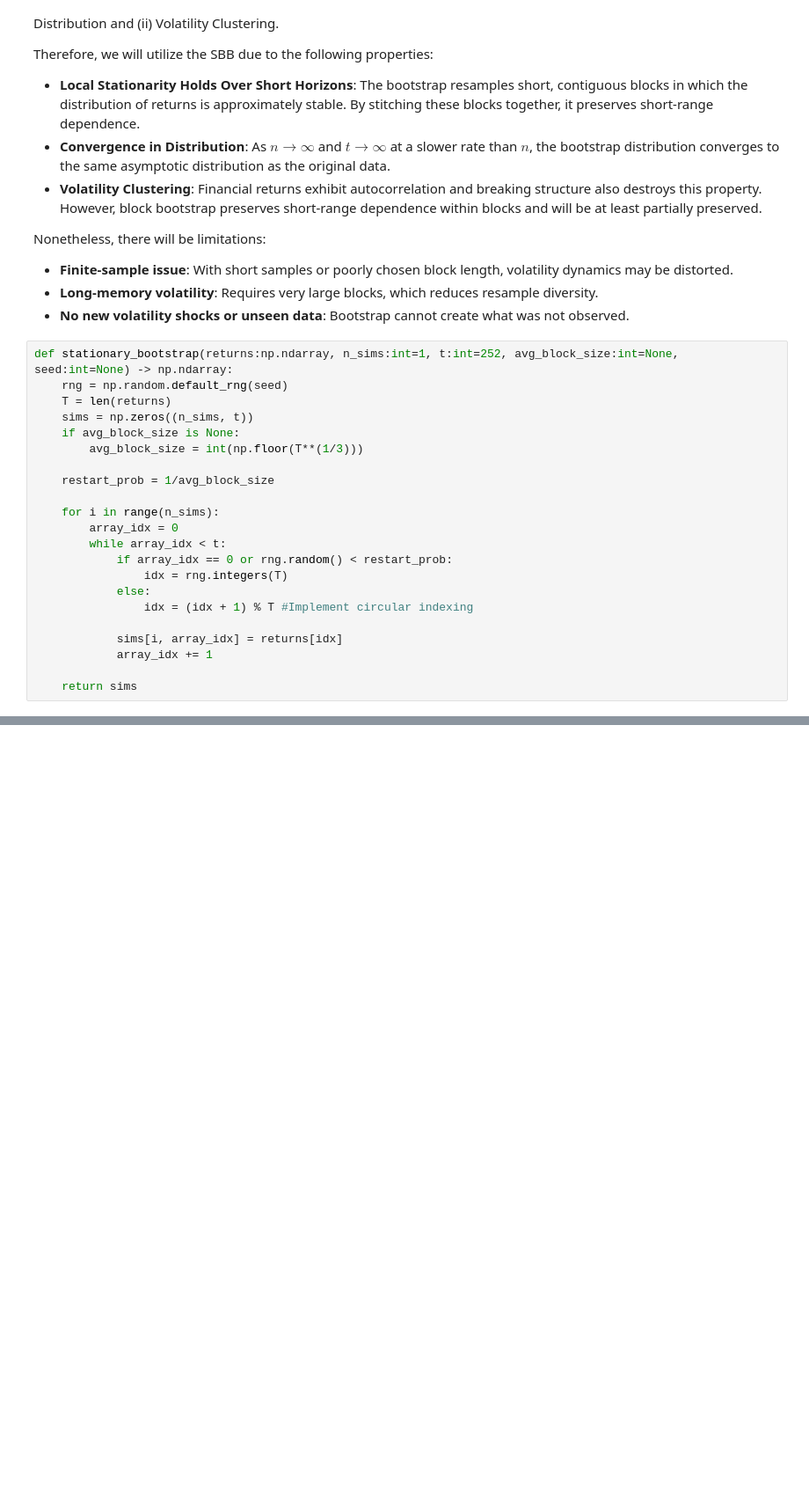
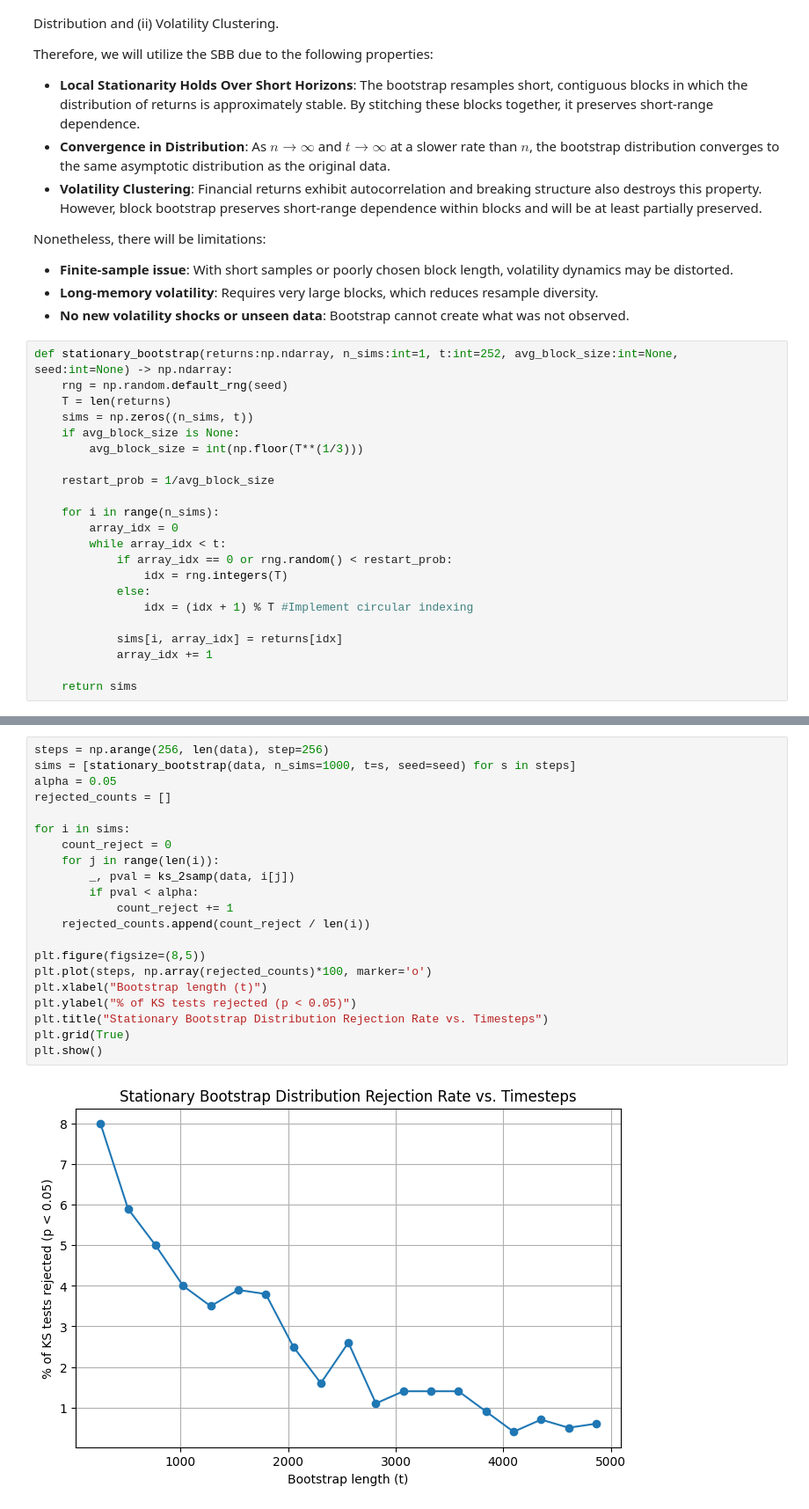
Before and after one commit to finnlimjc/Automatic-Block-Selection-for-Financial-Bootstrapping, a Jupyter notebook: notebooks/automatic_block_selection.ipynb, the cells around one changed output, grey strips where cells are left out. Shown at 88% size. Drawn from its saved outputs; the diff is of its cells as text; blank space fills up the shorter version.

```diff
--- a/notebooks/automatic_block_selection.ipynb
+++ b/notebooks/automatic_block_selection.ipynb
@@ -157,0 +327,23 @@ $$\text{MSE}(\hat{\sigma}_b^2) \approx \frac{3}{2^{2/3}}\frac{G^{2/3}D^{2/3}}{N^
+# %%
+steps = np.arange(256, len(data), step=256)
+sims = [stationary_bootstrap(data, n_sims=1000, t=s, seed=seed) for s in steps]
+alpha = 0.05
+rejected_counts = []
+
+for i in sims:
+    count_reject = 0
+    for j in range(len(i)):
+        _, pval = ks_2samp(data, i[j])
+        if pval < alpha:
+            count_reject += 1
+    rejected_counts.append(count_reject / len(i))
+
+plt.figure(figsize=(8,5))
+plt.plot(steps, np.array(rejected_counts)*100, marker='o')
+plt.xlabel("Bootstrap length (t)")
+plt.ylabel("% of KS tests rejected (p < 0.05)")
+plt.title("Stationary Bootstrap Distribution Rejection Rate vs. Timesteps")
+plt.grid(True)
+plt.show()
+# %% [output]
+[figure, added]
```
Also changed, not shown: parts of 13 cells of this notebook, 1 other file.
